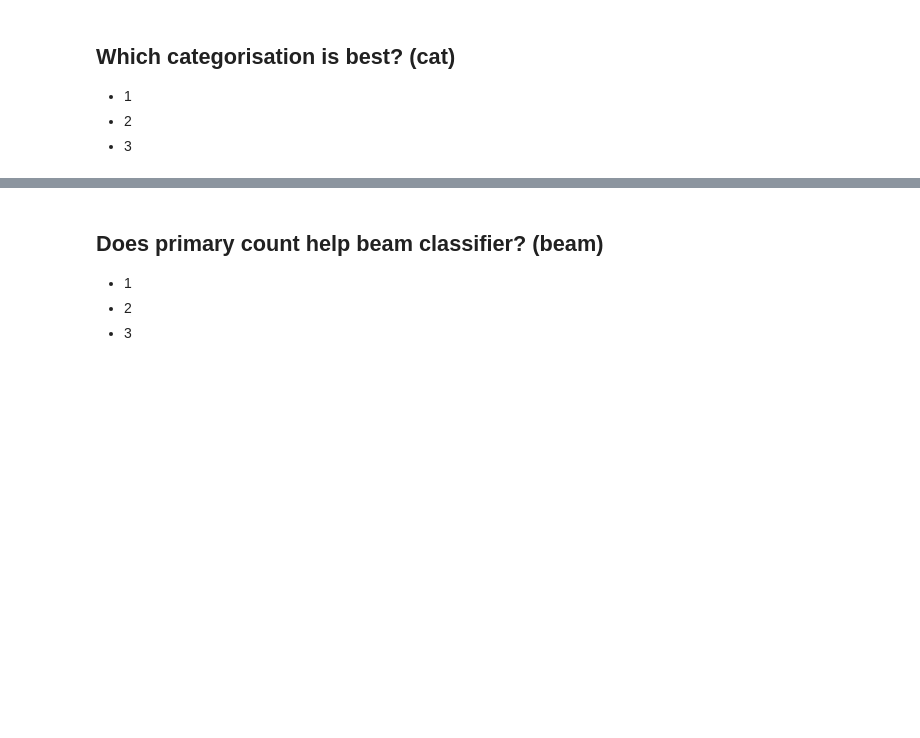
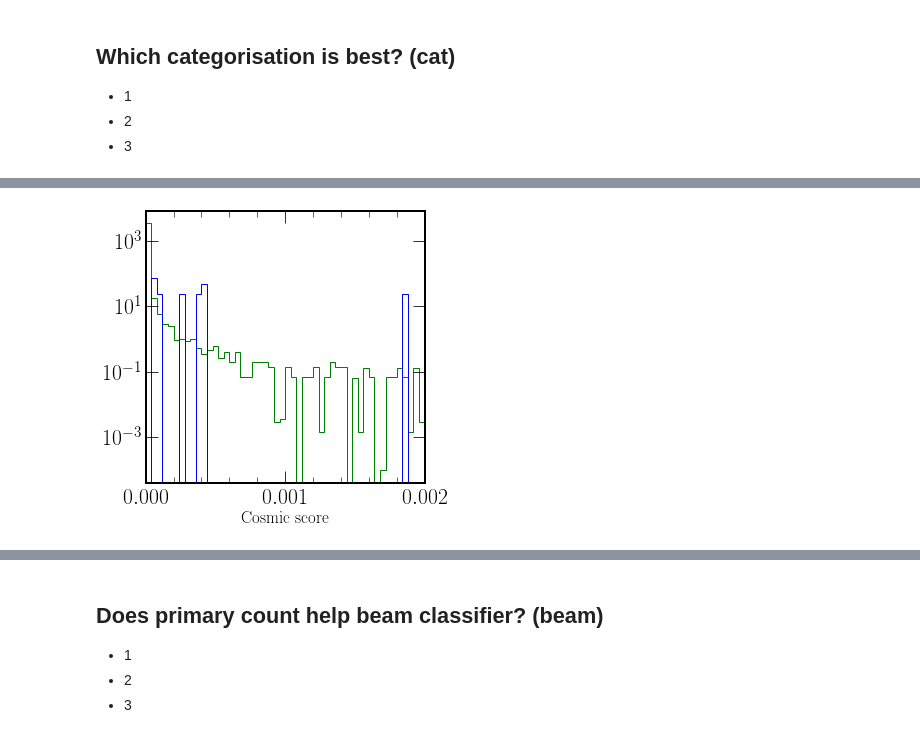
Before and after one commit to chipsneutrino/chips-net, a Jupyter notebook: analysis.ipynb, the cells around one changed output, grey strips where cells are left out. Drawn from its saved outputs; the diff is of its cells as text; code cells hidden in the pictures; blank space fills up the shorter version.

Commit message:
updated analysis notebook with new models

```diff
--- a/analysis.ipynb
+++ b/analysis.ipynb
@@ -422,7 +581,7 @@ del split_learn_ev, split_learn_out
 # %%
 # t_cosmic_cat model
-c_ev, c_out = process_ds(config,"flux_cosmic", ["cosmic"])
+c_ev, c_out = chipsnet.utils.process_ds(config,"flux_cosmic", ["cosmic"], model_cats=["t_cosmic_cat"], verbose=True)
 # ["t_cosmic_cat", "t_vtx_x", "t_vtx_y", "t_vtx_z", "t_vtx_t"] model
-c_vtx_ev, c_vtx_out = process_ds(config, "flux_cosmic", ["cosmic_vtx"])
+c_vtx_ev, c_vtx_out = chipsnet.utils.process_ds(config, "flux_cosmic", ["cosmic_vtx"], model_cats=["t_cosmic_cat"], verbose=True)
 # ["t_cosmic_cat", "t_vtx_x", "t_vtx_y", "t_vtx_z", "t_vtx_t"] model, with learnt multitask weights
-c_vtx_learn_ev, c_vtx_learn_out = process_ds(config, "flux_cosmic", ["cosmic_vtx_learn"])
+c_vtx_learn_ev, c_vtx_learn_out = chipsnet.utils.process_ds(config, "flux_cosmic", ["cosmic_vtx_learn"], model_cats=["t_cosmic_cat"], verbose=True)
@@ -429,3 +606,28 @@ c_vtx_learn_ev, c_vtx_learn_out = process_ds(config, "flux_cosmic", ["cosmic_vtx
+# %%
+bins = 50
+hist_range = (0, 0.002)
+fig, axs = plt.subplots(1, 1, figsize=(5, 5))
+axs.hist(
+    c_vtx_ev[c_vtx_ev["t_cosmic_cat"] == 0]["cosmic_vtx_pred_t_cosmic_cat"],
+    weights=c_vtx_ev[c_vtx_ev["t_cosmic_cat"] == 0]["w"],
+    range=hist_range,
+    bins=bins,
+    color="green",
+    histtype="step",
+)
+axs.hist(
+    c_vtx_ev[c_vtx_ev["t_cosmic_cat"] == 1]["cosmic_vtx_pred_t_cosmic_cat"],
+    weights=c_vtx_ev[c_vtx_ev["t_cosmic_cat"] == 1]["w"],
+    range=hist_range,
+    bins=bins,
+    color="blue",
+    histtype="step",
+)
+axs.set_xlabel("Cosmic score", fontsize=17)
+axs.set_yscale("log")
+plt.show()
+# %% [output]
+[figure, added]
 # %%
 # Tidy up
 del c_ev, c_out
```
Also changed, not shown: parts of 75 cells of this notebook, 9 other files.
